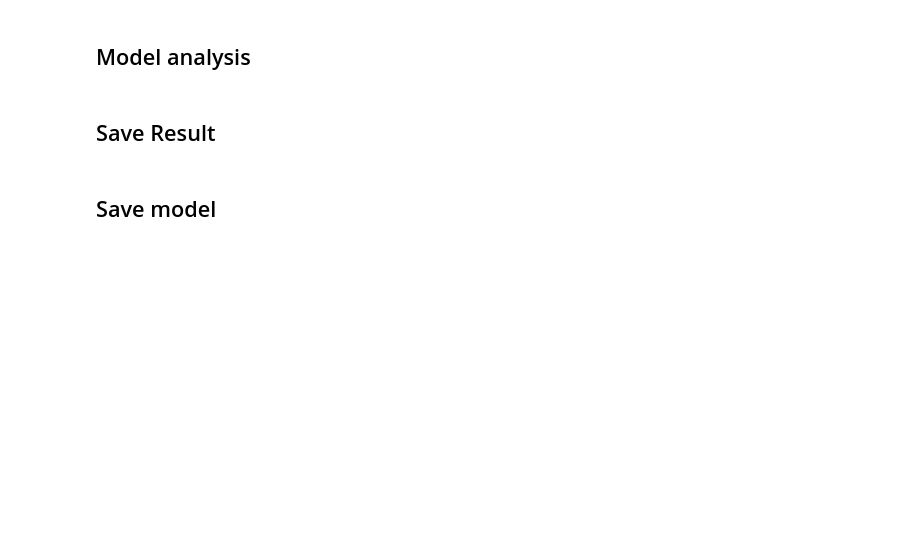
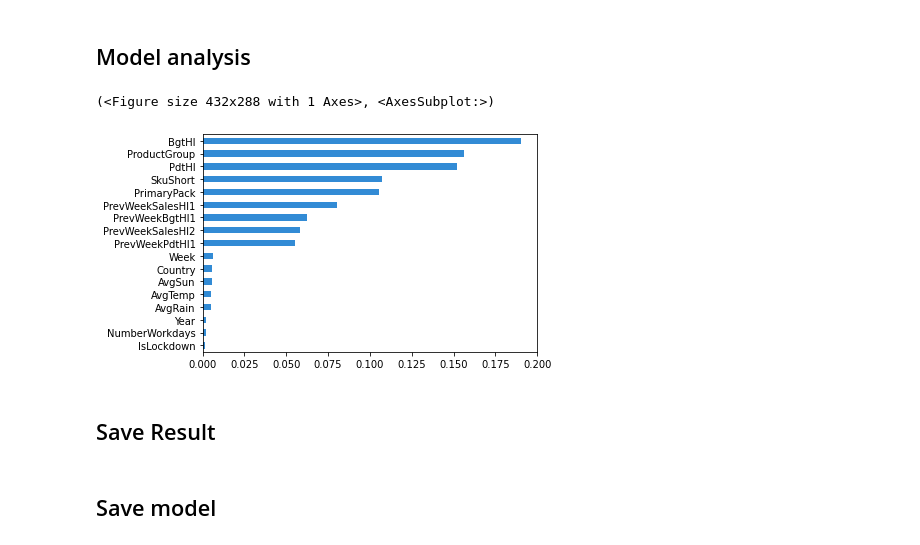
Before and after one commit to kohlicekjan/forecasting-beer-sales-ml, a Jupyter notebook: main.ipynb, the cells around one changed output. Cells and saved outputs as stored; diff of their text form; code cells hidden in the pictures; blank space fills up the shorter version.

```diff
--- a/main.ipynb
+++ b/main.ipynb
@@ -52,14 +77,20 @@ data.info()
 # %%
-train = data[(data.Year <= 2019) | ((data.Year == 2020) & (data.Week < 45))]
+# train = data[(data.Year <= 2019) | (data.Year == 2021) | ((data.Year == 2020) & (data.Week < 45))]
+# test = data[(data.Year == 2020) & (data.Week >= 45)]
 
-#train = train.append([train[train.IsLockdown == 1]]*2, ignore_index=True)
+train = data[(data.Year <= 2020) | ((data.Year == 2021) & (data.Week < 10))]
+test = data[(data.Year == 2021) & (data.Week >= 10)]
 
-test = data[(data.Year == 2020) & (data.Week >= 45)]
+# #train = train.append([train[train.IsLockdown == 1]]*2, ignore_index=True)
 
-if (DATASET_NAME == 'off-trade'):
-    cols_drop = ['SalesHl', 'OldPredSalesHl', 'Year', 'ProductGroup', 'PrimaryPack', 'Country']
-else:
-   cols_drop = ['SalesHl', 'OldPredSalesHl', 'Year', 'ProductGroup', 'PrimaryPack',  'Country', 'SkuShort', 'PdtHl']
+
+# if (DATASET_NAME == 'off-trade'):
+#     cols_drop = ['SalesHl', 'OldPredSalesHl', 'SkuShort', 'ProductGroup', 'Country']
+# else:
+#     cols_drop = ['SalesHl', 'OldPredSalesHl', 'SkuShort', 'ProductGroup']
+
+cols_drop = ['SalesHl', 'OldPredSalesHl']
+
 
 #'SkuShort', 'ProductGroup', 'PrimaryPack', 'Country', 'Year'
 
@@ -200,18 +272,21 @@ from skater.core.explanations import Interpretation
 from skater.model import InMemoryModel
 
 feature_names = X_train.columns.tolist()
-X_train_numpy = X_train.sample(n=500).to_numpy()
+examples_numpy = pd.concat([X_train.sample(n=200), X_test.sample(n=200)]).to_numpy()
 
 # wrap our base model with InMemoryModel instance
 annotated_model = InMemoryModel(
     model.predict,
-    examples = X_train_numpy,
+    examples = examples_numpy,
     model_type = 'regressor'
 )
 
-interpreter = Interpretation(X_train_numpy, feature_names=feature_names)
+interpreter = Interpretation(examples_numpy, feature_names=feature_names)
 # %%
-#interpreter.feature_importance.plot_feature_importance(annotated_model, progressbar=False)
+interpreter.feature_importance.plot_feature_importance(annotated_model, progressbar=False)
+# %% [output]
+(<Figure size 432x288 with 1 Axes>, <AxesSubplot:>)
+[figure, added]
 # %%
 # interpreter.partial_dependence.plot_partial_dependence(
 #     feature_names, annotated_model, grid_resolution=20, progressbar=False
```
Also changed, not shown: parts of 7 cells of this notebook, 7 other files.
